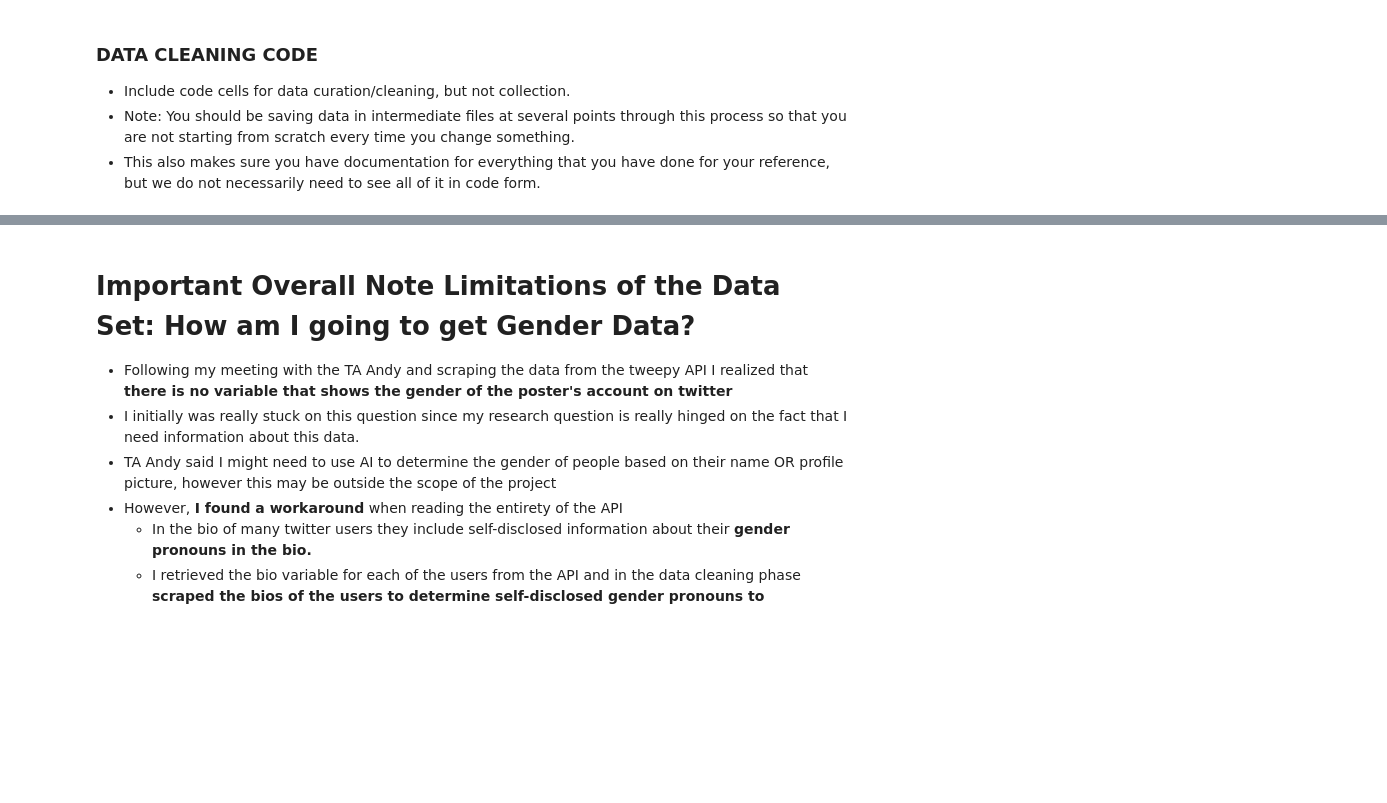
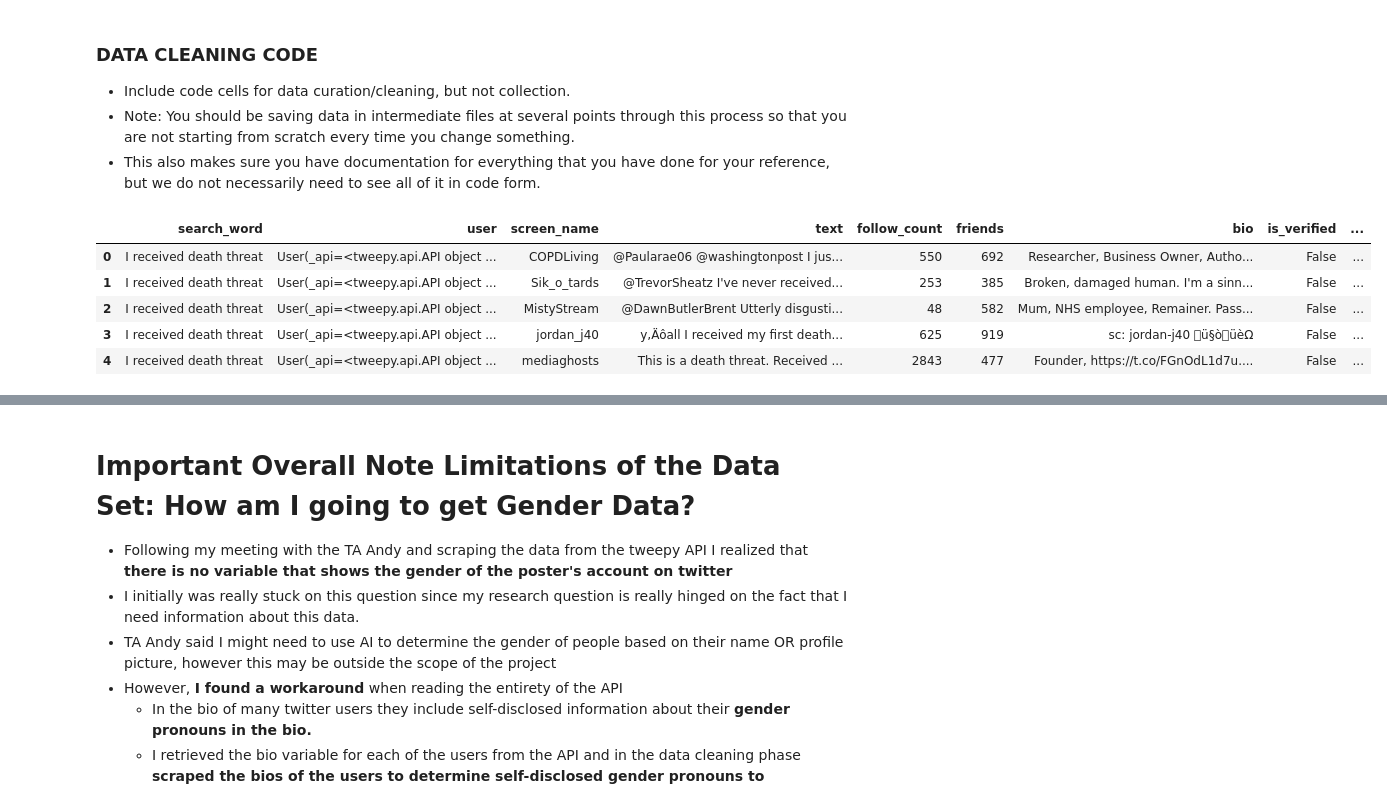
Before and after one commit to Caitlinjlau/The_final_data_science_proj, a Jupyter notebook: python_files/Phase II.ipynb, the cells around one changed output, grey strips where cells are left out. Saved outputs shown, nothing was run; the diff lists cells and outputs as text; code cells hidden in the pictures; blank space fills up the shorter version.

```diff
--- a/python_files/Phase II.ipynb
+++ b/python_files/Phase II.ipynb
@@ -65,0 +69,11 @@
+# %%
+#open and save the csv into a variable and display head
+raw_tweets = pd.read_csv('merged_death_threats.csv')
+raw_tweets.head()
+# %% [output]
+|  | search_word | user | screen_name | text | follow_count | friends | bio | is_verified | ... |
+| 0 | I received death threat | User(_api=<tweepy.api.API object ... | COPDLiving | @Paularae06 @washingtonpost I jus... | 550 | 692 | Researcher, Business Owner, Autho... | False | ... |
+| 1 | I received death threat | User(_api=<tweepy.api.API object ... | Sik_o_tards | @TrevorSheatz I've never received... | 253 | 385 | Broken, damaged human. I'm a sinn... | False | ... |
+| 2 | I received death threat | User(_api=<tweepy.api.API object ... | MistyStream | @DawnButlerBrent Utterly disgusti... | 48 | 582 | Mum, NHS employee, Remainer. Pass... | False | ... |
+| 3 | I received death threat | User(_api=<tweepy.api.API object ... | jordan_j40 | y‚Äôall I received my first death... | 625 | 919 | sc: jordan-j40 ü§òüèΩ | False | ... |
+| 4 | I received death threat | User(_api=<tweepy.api.API object ... | mediaghosts | This is a death threat. Received ... | 2843 | 477 | Founder, https://t.co/FGnOdL1d7u.... | False | ... |
```
Also changed, not shown: parts of 35 cells of this notebook, 11 other files.
